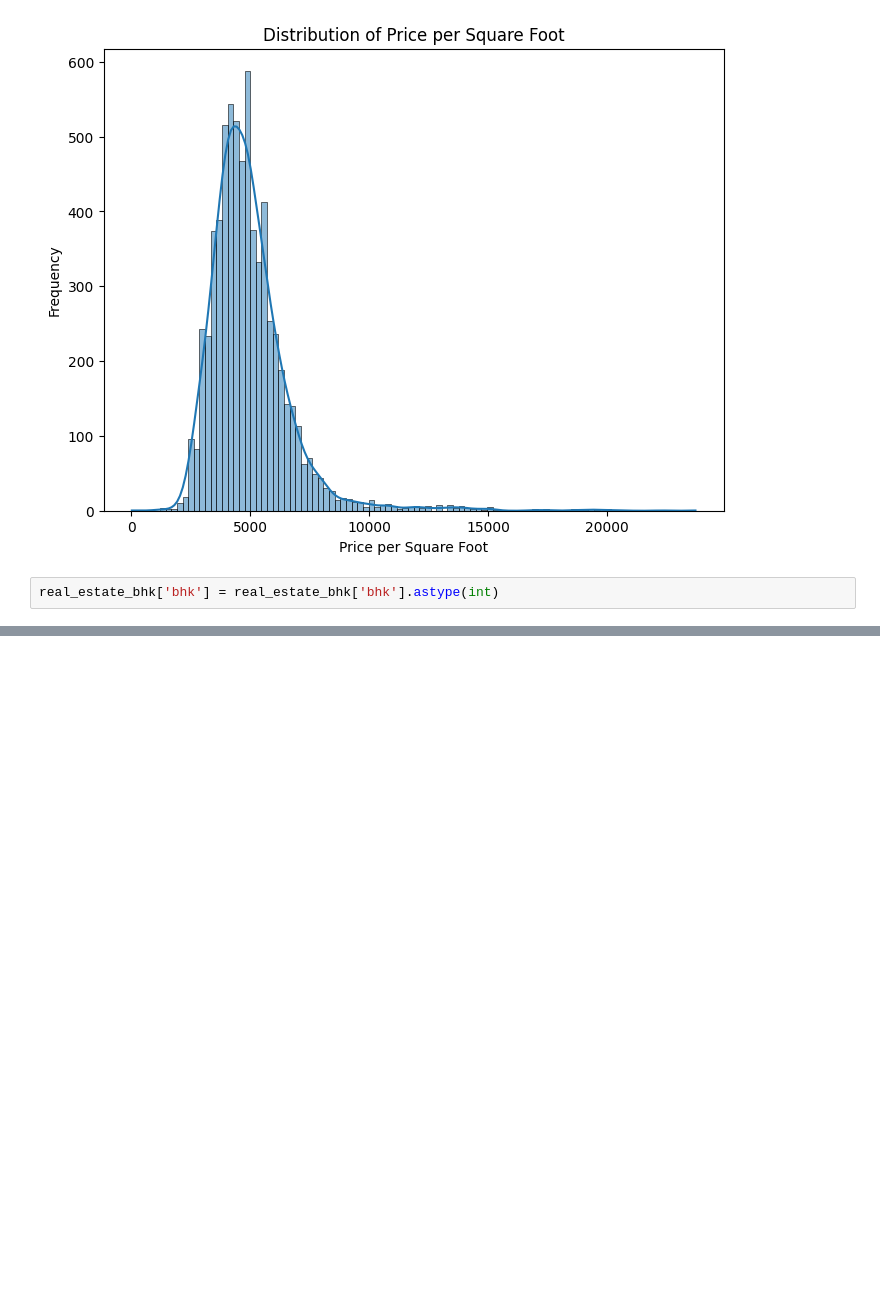
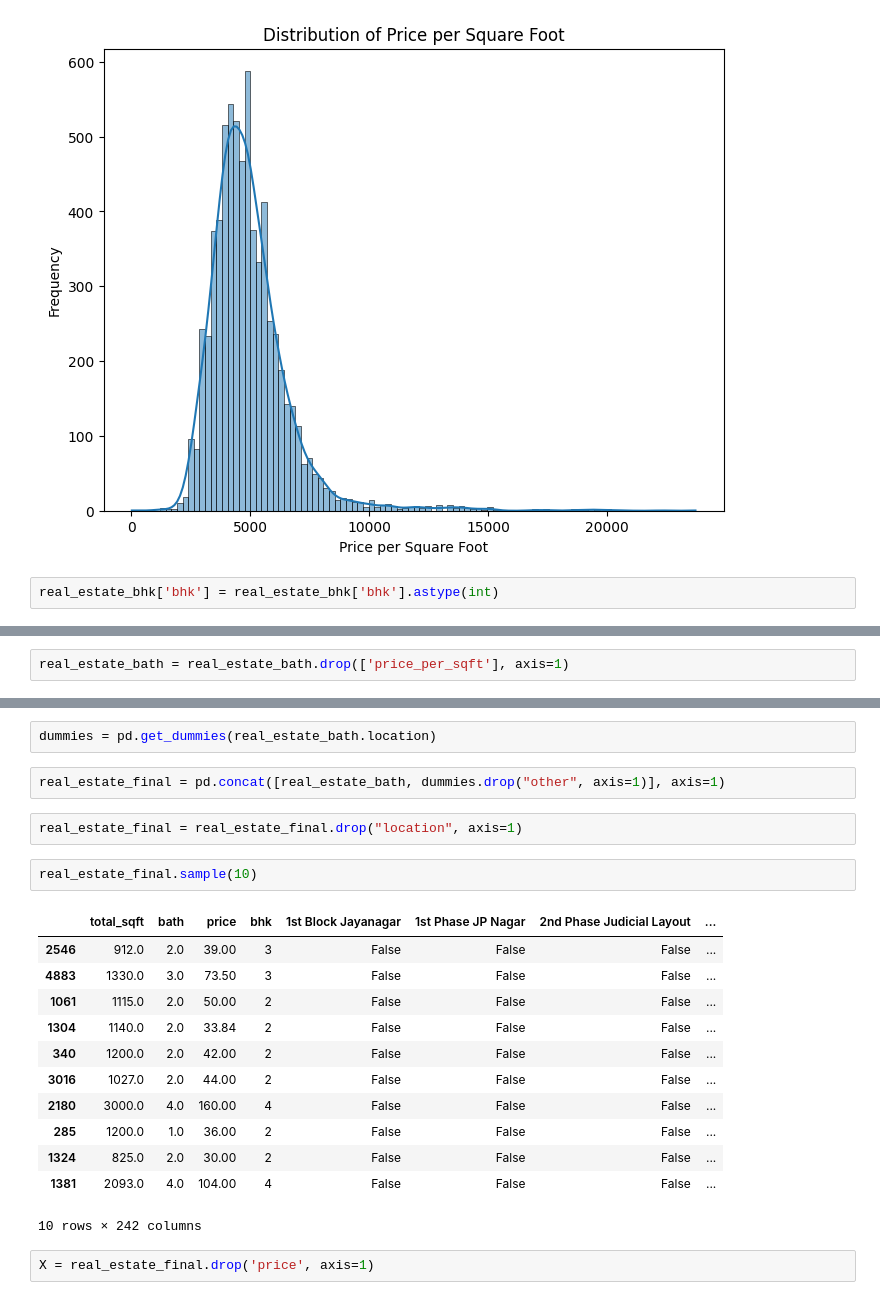
Before and after one commit to KumudithaSilva/RealEstateRealm, a Jupyter notebook: real_estate.ipynb, the cells around one changed output, grey strips where cells are left out. Saved outputs shown, nothing was run; the diff lists cells and outputs as text; blank space fills up the shorter version.

```diff
--- a/real_estate.ipynb
+++ b/real_estate.ipynb
@@ -508,0 +509,2 @@ real_estate_bath.sample(10)
+# %%
+real_estate_bath = real_estate_bath.drop(['price_per_sqft'], axis=1)
@@ -508,0 +525,23 @@ real_estate_bath.sample(10)
+# %%
+dummies = pd.get_dummies(real_estate_bath.location)
+# %%
+real_estate_final = pd.concat([real_estate_bath, dummies.drop("other", axis=1)], axis=1)
+# %%
+real_estate_final = real_estate_final.drop("location", axis=1)
+# %%
+real_estate_final.sample(10)
+# %% [output]
+|  | total_sqft | bath | price | bhk | 1st Block Jayanagar | 1st Phase JP Nagar | 2nd Phase Judicial Layout | ... |
+| 2546 | 912.0 | 2.0 | 39.00 | 3 | False | False | False | ... |
+| 4883 | 1330.0 | 3.0 | 73.50 | 3 | False | False | False | ... |
+| 1061 | 1115.0 | 2.0 | 50.00 | 2 | False | False | False | ... |
+| 1304 | 1140.0 | 2.0 | 33.84 | 2 | False | False | False | ... |
+| 340 | 1200.0 | 2.0 | 42.00 | 2 | False | False | False | ... |
+| 3016 | 1027.0 | 2.0 | 44.00 | 2 | False | False | False | ... |
+| 2180 | 3000.0 | 4.0 | 160.00 | 4 | False | False | False | ... |
+| 285 | 1200.0 | 1.0 | 36.00 | 2 | False | False | False | ... |
+| 1324 | 825.0 | 2.0 | 30.00 | 2 | False | False | False | ... |
+| 1381 | 2093.0 | 4.0 | 104.00 | 4 | False | False | False | ... |
+10 rows × 242 columns
+# %%
+X = real_estate_final.drop('price', axis=1)
```
Also changed, not shown: parts of 16 cells of this notebook, 1 other file.
